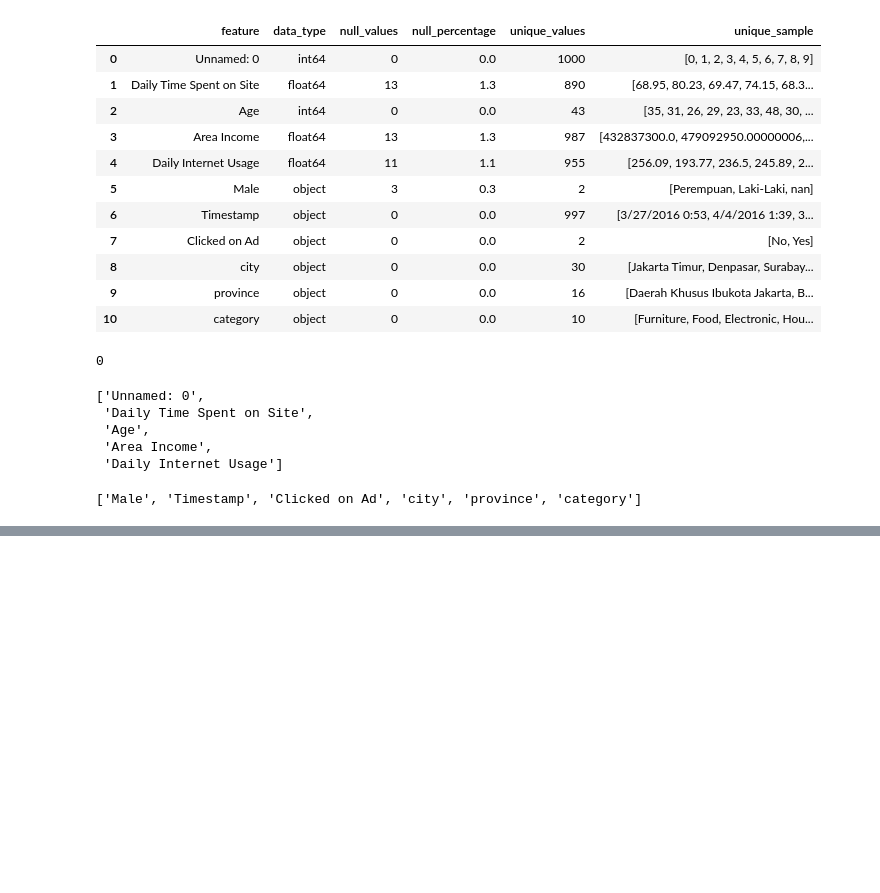
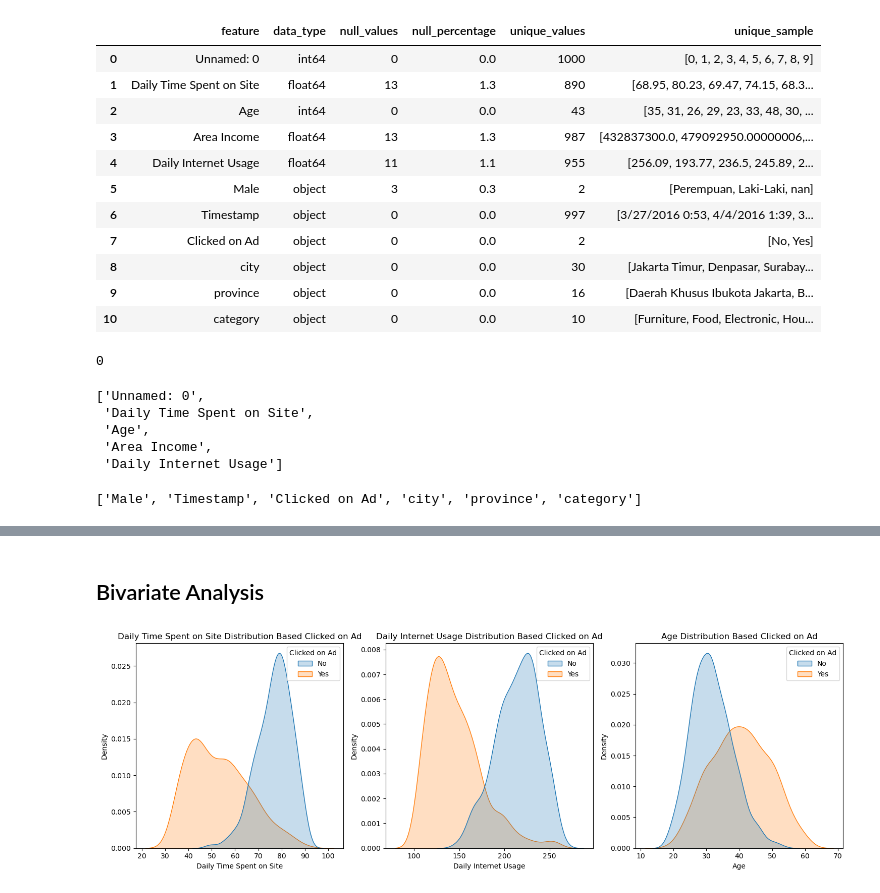
Before and after one commit to imalfunadam/Predict-Customer-Clicked-Ads-Classification-By-Using-Machine-Learning, a Jupyter notebook: Predict-Customer-Clicked-Ads-Classification.ipynb, the cells around one changed output, grey strips where cells are left out. Saved outputs shown, nothing was run; the diff lists cells and outputs as text; code cells hidden in the pictures; blank space fills up the shorter version.

```diff
--- a/Predict-Customer-Clicked-Ads-Classification.ipynb
+++ b/Predict-Customer-Clicked-Ads-Classification.ipynb
@@ -126,0 +245,12 @@ cats
+# %% [markdown]
+## Bivariate Analysis
+# %%
+feats = ['Daily Time Spent on Site', 'Daily Internet Usage', 'Age']
+
+plt.figure(figsize=(15, 5))
+for i in range(0, len(feats)):
+    plt.subplot(1, 3, i+1)
+    sns.kdeplot(df, x=df[feats[i]], hue=df['Clicked on Ad'], fill=True).set(title=f'{feats[i]} Distribution Based Clicked on Ad')
+    plt.tight_layout()
+# %% [output]
+[figure, added]
```
Also changed, not shown: parts of 15 cells of this notebook.
